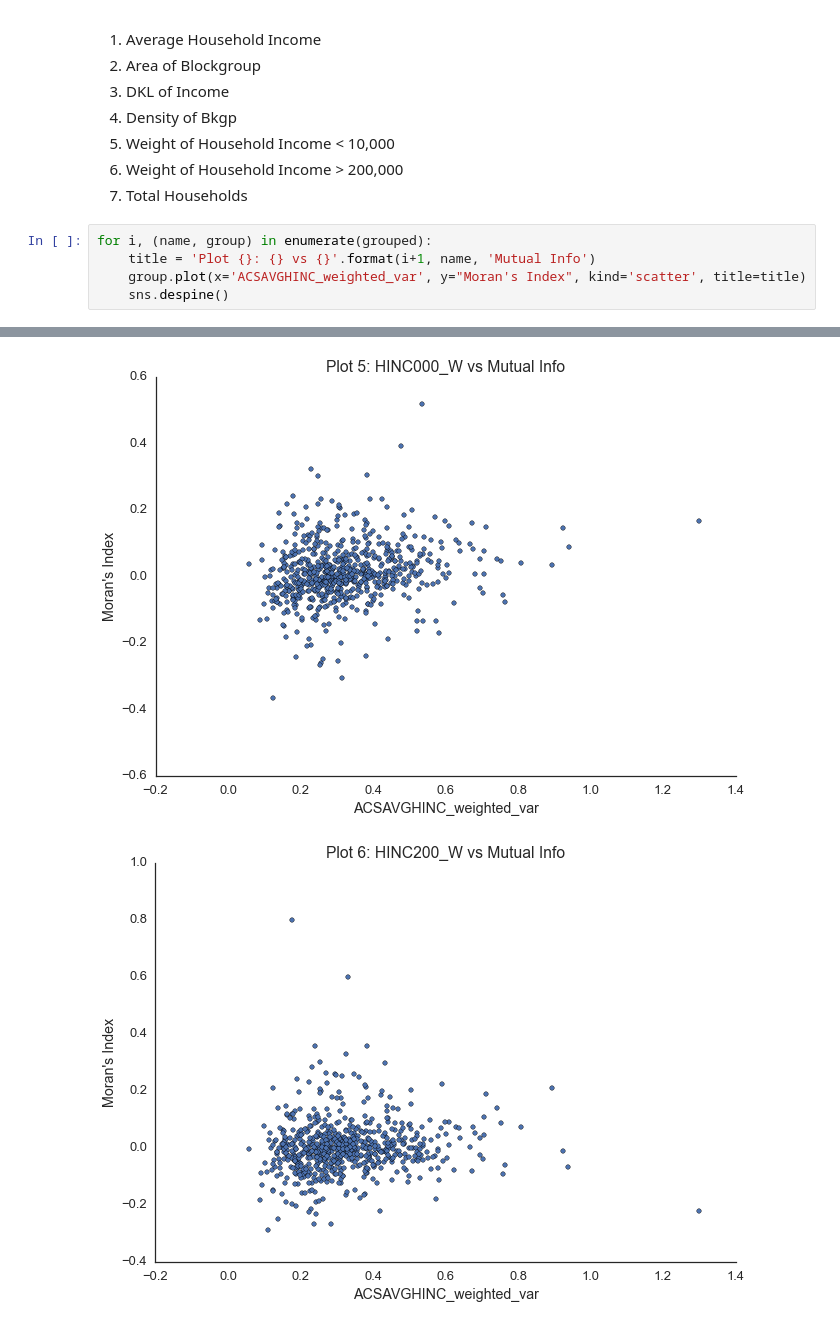
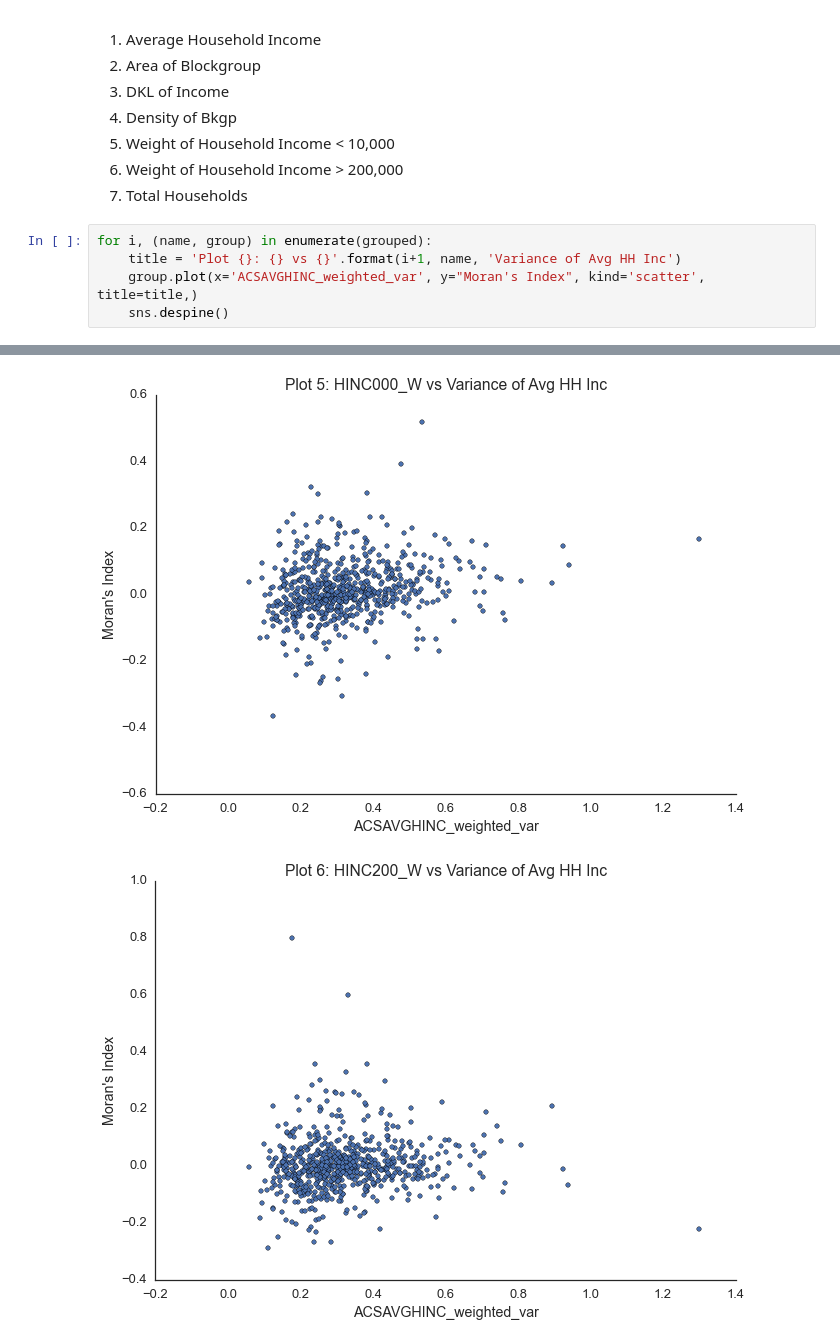
Before and after one commit to SFI-Cities/spatial_autocorrelation, a Jupyter notebook: notebooks/Moran Results.ipynb, the cells around one changed output, grey strips where cells are left out. Cells and saved outputs as stored; diff of their text form.

```diff
--- a/notebooks/Moran Results.ipynb
+++ b/notebooks/Moran Results.ipynb
@@ -97,7 +97,7 @@ Plots are of Moran's I measure vs Variance of Income for:
 6. Total Households
 # %%
 for i, (name, group) in enumerate(grouped):
-    title = 'Plot {}: {} vs {}'.format(i+1, name, 'Mutual Info')
-    group.plot(x='ACSAVGHINC_weighted_var', y="Moran's Index", kind='scatter', title=title)
+    title = 'Plot {}: {} vs {}'.format(i+1, name, 'Variance of Avg HH Inc')
+    group.plot(x='ACSAVGHINC_weighted_var', y="Moran's Index", kind='scatter', title=title,)
     sns.despine()
 # %% [output]
@@ -108,2 +108,2 @@ for i, (name, group) in enumerate(grouped):
-[figure, old version]
+[figure, new version]
-[figure, old version]
+[figure, new version]
```
Also changed, not shown: parts of 1 cell of this notebook.
